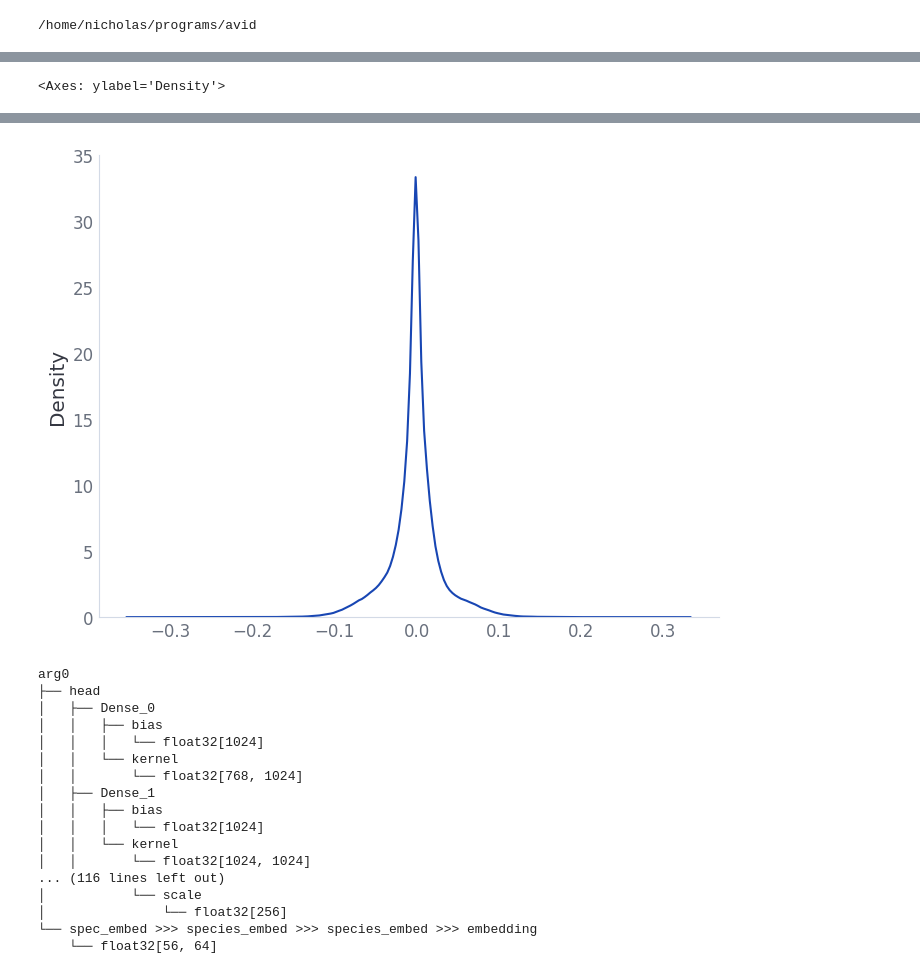
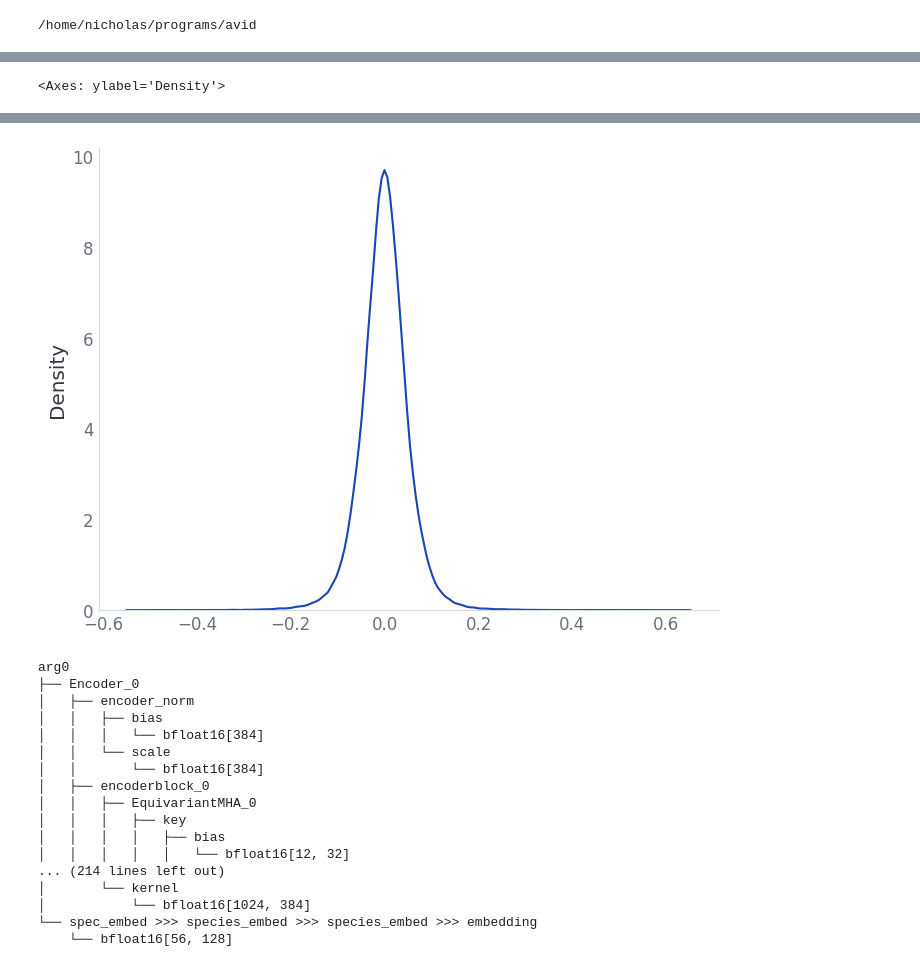
Before and after one commit to nicholas-miklaucic/avid, a Jupyter notebook: notebooks/embedding-visual.ipynb, the cells around one changed output, grey strips where cells are left out. Cells and saved outputs as stored; diff of their text form; code cells hidden in the pictures.

Commit message:
Updated to use equivariant layer for ViT

```diff
--- a/notebooks/embedding-visual.ipynb
+++ b/notebooks/embedding-visual.ipynb
@@ -26,7 +26,9 @@ from avid.checkpointing import best_ckpt
 
 # run_dir = Path('logs') / '03-17:45_918'
 # run_dir = Path('logs') / 'e_form_no_downsample_564'
-run_dir = Path('logs') / 'e_form_equivariant_patch_235'
+# run_dir = Path('logs') / 'e_form_equivariant_patch_235'
+# run_dir = Path('logs') / '04-13-interrupted-919'
+run_dir = Path('logs') / '04-13-14_650'
 
 with open(run_dir / 'config.toml') as conf_file:
     config = pyrallis.cfgparsing.load(MainConfig, conf_file)
@@ -34,6 +36,7 @@ with open(run_dir / 'config.toml') as conf_file:
 model = config.build_regressor()
 
 ckpt = best_ckpt(run_dir)
+ckpt = jax.tree.map(lambda x: x if isinstance(x, (float, int)) else x.astype(jnp.bfloat16), ckpt)
 model = model.bind(ckpt['state']['params'])
 # %% [output]
 Configured `CheckpointManager` using deprecated legacy API. Please follow the instructions at
@@ -103,0 +130,4 @@ sns.heatmap(params['head']['Dense_0']['kernel'], center=0, cmap='rho_diverging')
+# %%
+# sns.heatmap(params['head']['Dense_0']['kernel'], center=0, cmap='rho_diverging')
+mat = params['Encoder_0']['encoderblock_0']['EquivariantMHA_0']['query']['kernel'].astype(jnp.float32)
+sns.heatmap(mat.reshape(mat.shape[0], mat.shape[0]), center=0, cmap='rho_diverging', robust=True)
@@ -104,10 +139,10 @@ sns.heatmap(params['head']['Dense_0']['kernel'], center=0, cmap='rho_diverging')
 # %%
-sns.kdeplot(params['head']['Dense_0']['kernel'].reshape(-1))
+sns.kdeplot(mat.reshape(-1))
 # %% [output]
 [interactive output not drawn]
 <Axes: ylabel='Density'>
 [interactive output not drawn]
-[figure, old version]
+[figure, new version]
 # %%
 from umap import UMAP
 import plotly.express as px
@@ -122,22 +157,22 @@ px.scatter(spec_df.reset_index(), x='x', y='y', text='index', width=800, height=
 debug_structure(params);
 # %% [output]
 arg0
-├── head
-│   ├── Dense_0
+├── Encoder_0
+│   ├── encoder_norm
 │   │   ├── bias
-│   │   │   └── float32[1024]
-│   │   └── kernel
-│   │       └── float32[768, 1024]
-│   ├── Dense_1
-│   │   ├── bias
-│   │   │   └── float32[1024]
-│   │   └── kernel
-│   │       └── float32[1024, 1024]
-... (116 lines left out)
-│           └── scale
-│               └── float32[256]
+│   │   │   └── bfloat16[384]
+│   │   └── scale
+│   │       └── bfloat16[384]
+│   ├── encoderblock_0
+│   │   ├── EquivariantMHA_0
+│   │   │   ├── key
+│   │   │   │   ├── bias
+│   │   │   │   │   └── bfloat16[12, 32]
+... (214 lines left out)
+│       └── kernel
+│           └── bfloat16[1024, 384]
 └── spec_embed >>> species_embed >>> species_embed >>> embedding
-    └── float32[56, 64]
+    └── bfloat16[56, 128]
 # %%
 import functools as ft
 from einops import rearrange, reduce
```
Also changed, not shown: parts of 14 cells of this notebook, 4 other files.
